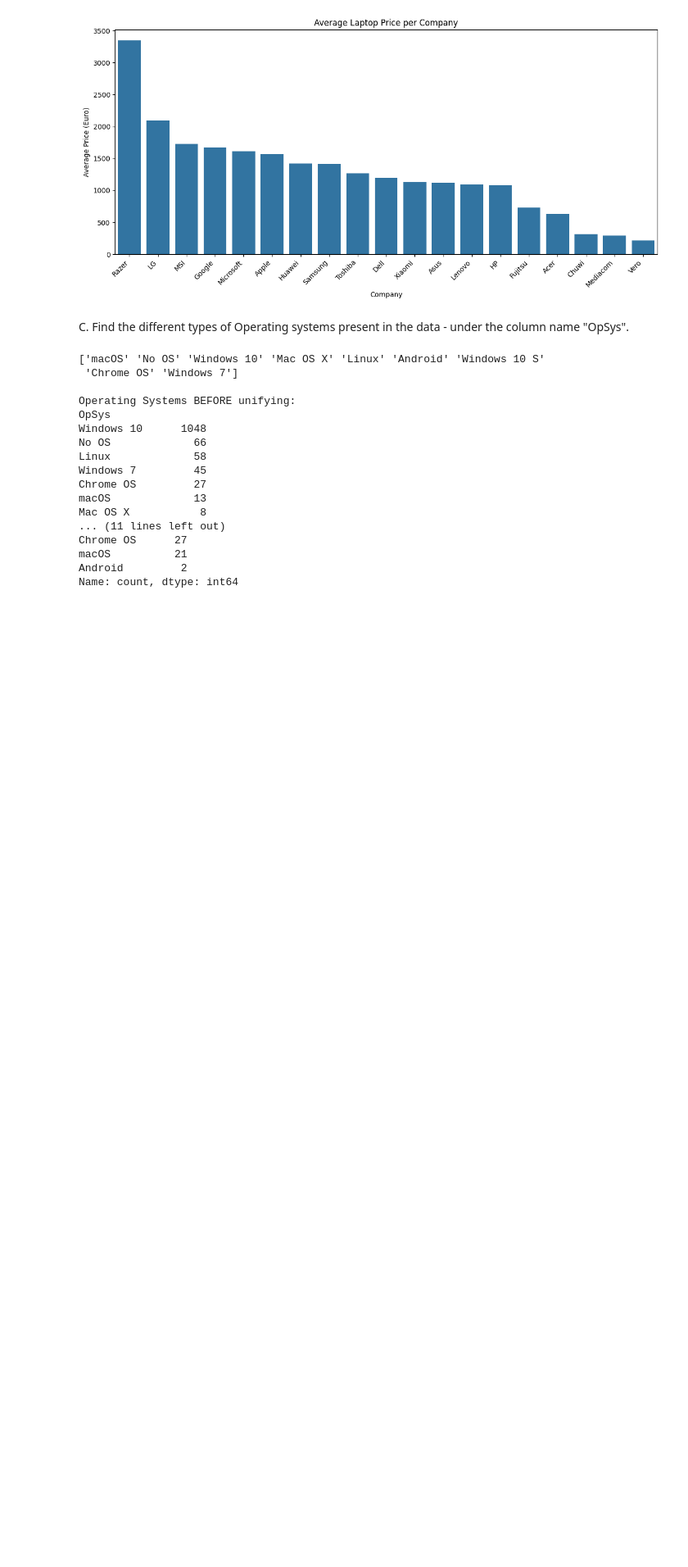
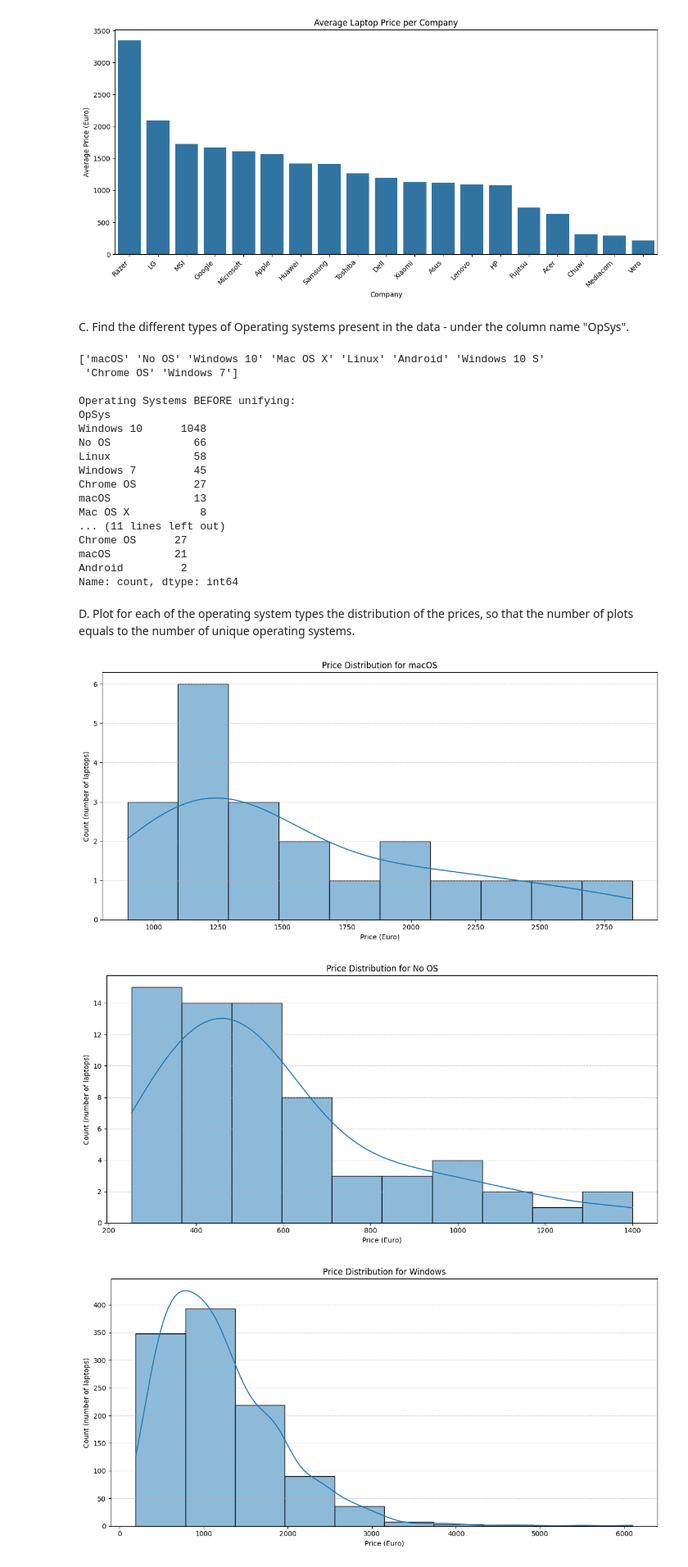
Before and after one commit to hila-yogev/Mini_Project_1_GIT, a Jupyter notebook: Mini_Project_1.ipynb, the cells around one changed output. Shown at 82% size. Drawn from its saved outputs; the diff is of its cells as text; code cells hidden in the pictures; blank space fills up the shorter version.

```diff
--- a/Mini_Project_1.ipynb
+++ b/Mini_Project_1.ipynb
@@ -225,3 +226,32 @@ Chrome OS      27
 macOS          21
 Android         2
 Name: count, dtype: int64
+# %% [markdown]
+D. Plot for each of the operating system types the distribution of the prices, so that the number of plots equals to the number of unique operating systems.
+# %%
+# Get the unique OS types after unifying
+opsys_types = df_united_os["OpSys"].unique()
+
+# Create one plot per OS type
+for os_name in opsys_types:
+    # Filter rows for the current OS
+    os_df = df_united_os[df_united_os["OpSys"] == os_name]
+
+    # Plot the distribution of prices for this OS
+    plt.figure(figsize=(12, 6))
+    sns.histplot(data=os_df, x="Price (Euro)", bins=10, kde=True)
+
+    # Add required titles and axis labels (including units)
+    plt.title(f"Price Distribution for {os_name}")
+    plt.xlabel("Price (Euro)")
+    plt.ylabel("Count (number of laptops)")
+
+    # Add a readable grid for counts
+    plt.grid(axis="y", linestyle="--", alpha=0.6)
+
+    plt.tight_layout()
+    plt.show()
+# %% [output]
+[figure, added]
+[figure, added]
+[figure, added]
```
Also changed, not shown: parts of 6 cells of this notebook.
